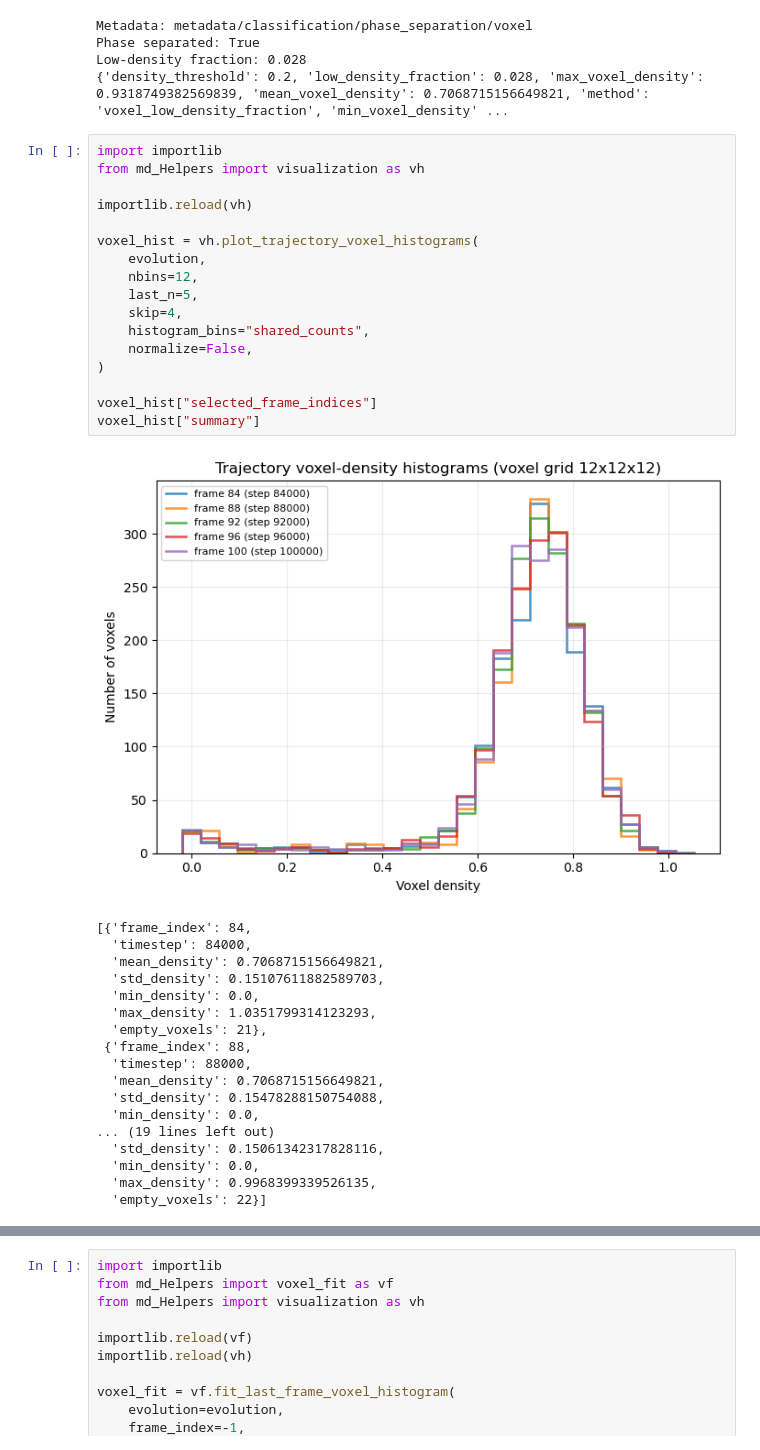
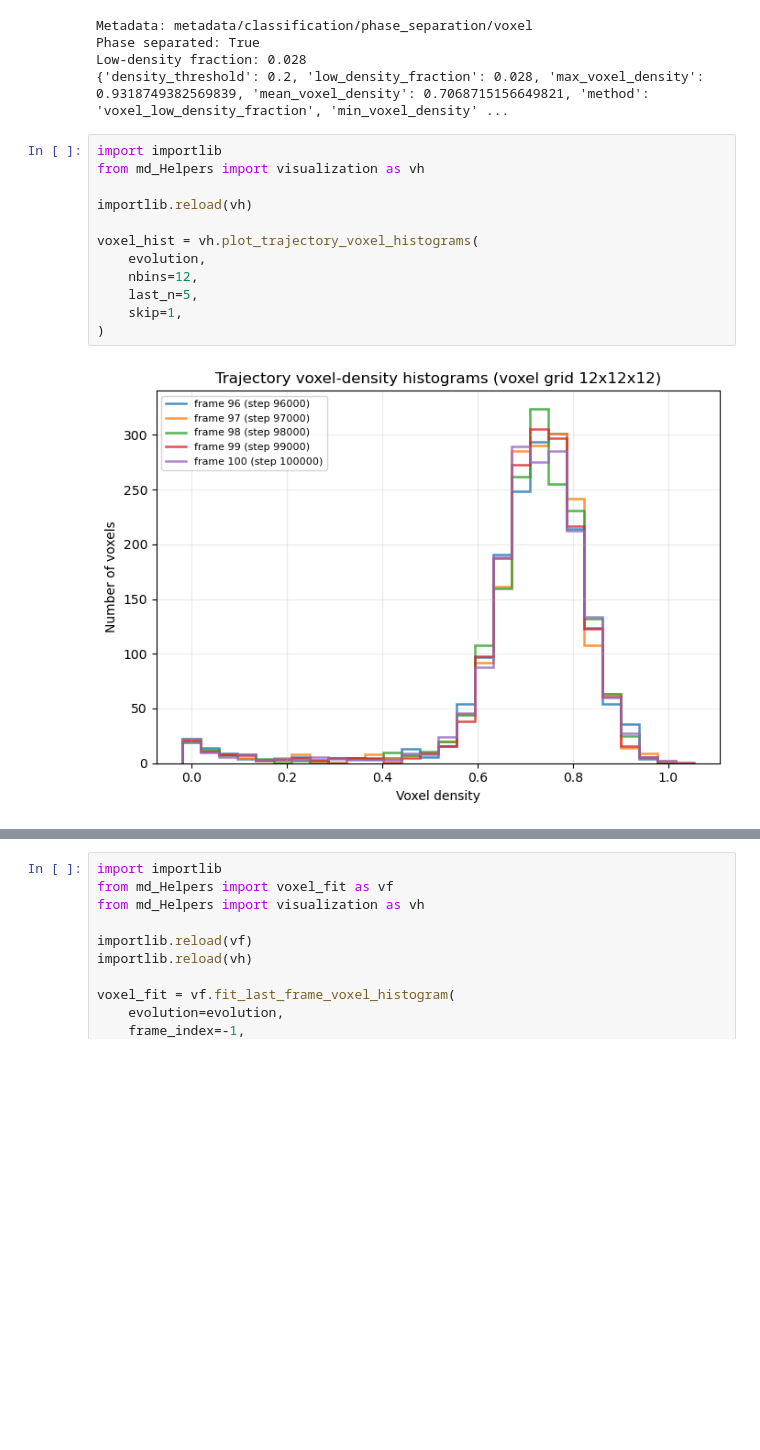
Before and after one commit to SBC-Collaboration/MDsims, a Jupyter notebook: Sandbox.ipynb, the cells around one changed output, grey strips where cells are left out. Cells and saved outputs as stored; diff of their text form; blank space fills up the shorter version.

```diff
--- a/Sandbox.ipynb
+++ b/Sandbox.ipynb
@@ -89,36 +89,14 @@ Low-density fraction: 0.028
 # %%
 import importlib
 from md_Helpers import visualization as vh
 
 importlib.reload(vh)
 
 voxel_hist = vh.plot_trajectory_voxel_histograms(
     evolution,
     nbins=12,
     last_n=5,
-    skip=4,
-    histogram_bins="shared_counts",
-    normalize=False,
+    skip=1,
 )
-
-voxel_hist["selected_frame_indices"]
-voxel_hist["summary"]
 # %% [output]
-[figure, old version]
+[figure, new version]
-[{'frame_index': 84,
-  'timestep': 84000,
-  'mean_density': 0.7068715156649821,
-  'std_density': 0.15107611882589703,
-  'min_density': 0.0,
-  'max_density': 1.0351799314123293,
-  'empty_voxels': 21},
- {'frame_index': 88,
-  'timestep': 88000,
-  'mean_density': 0.7068715156649821,
-  'std_density': 0.15478288150754088,
-  'min_density': 0.0,
-... (19 lines left out)
-  'std_density': 0.15061342317828116,
-  'min_density': 0.0,
-  'max_density': 0.9968399339526135,
-  'empty_voxels': 22}]
```
Also changed, not shown: parts of 3 cells of this notebook, 2 other files.
